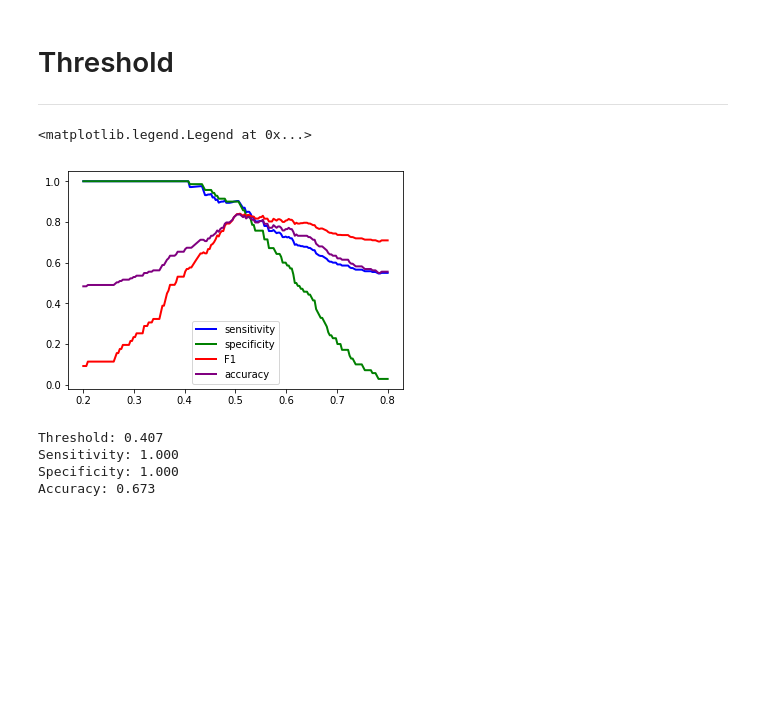
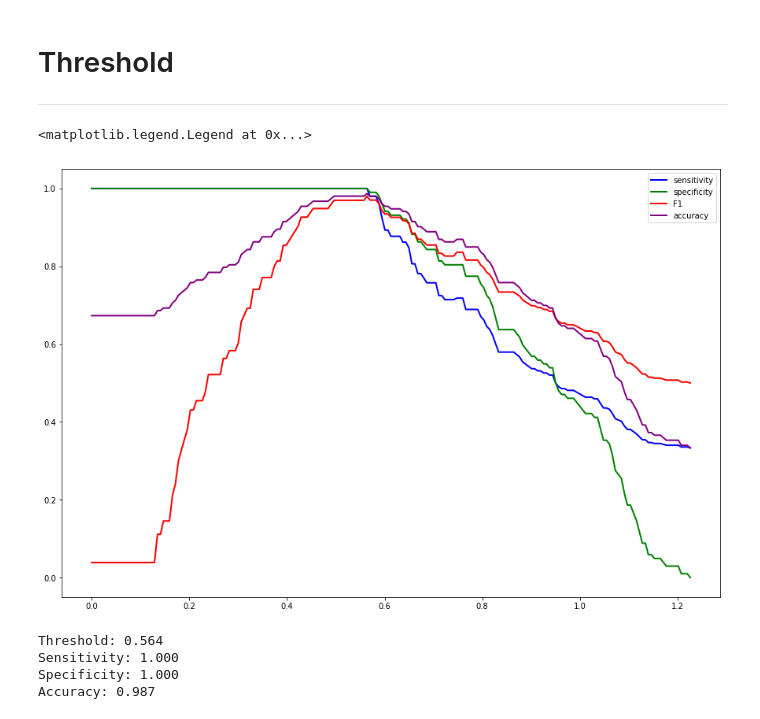
Before and after one commit to semperstew/faceid, a Jupyter notebook: faceid_pytorch.ipynb, the cells around one changed output. Saved outputs shown, nothing was run; the diff lists cells and outputs as text; code cells hidden in the pictures; blank space fills up the shorter version.

```diff
--- a/faceid_pytorch.ipynb
+++ b/faceid_pytorch.ipynb
@@ -225,6 +236,6 @@ Epoch number 49
 # %%
-nnet = SiameseNetwork().cuda()
-nnet.load_state_dict(torch.load('/home/astewart/repos/faceid/models/siamese.pt'))
+#nnet = SiameseNetwork().cuda()
+#nnet.load_state_dict(torch.load('/home/astewart/repos/faceid/models/siamese.pt'))
 # %% [markdown]
 # Testing
 # %%
@@ -262,10 +268,3 @@ for i in range(10):
 # %% [markdown]
 # Threshold
 ---
-# %%
-test_dataset = dset.ImageFolder(root=Config.test_dir)
-faceid_dataset = FaceIdDataset(imageFolderDataset=test_dataset,
-                               transform=transforms.Compose([transforms.ToTensor()]))
-
-test_dataloader = DataLoader(faceid_dataset, num_workers=6, batch_size=1, shuffle=False)
-dataiter = iter(test_dataloader)
@@ -279,14 +270,0 @@ distances = np.array([])
-# %%
-for x0, x1, label in dataiter:
-    y_true = np.append(y_true, label.item())
-    output0, output1 = nnet(Variable(x0.float()).cuda(), Variable(x1.float()).cuda())
-    l2_norm = F.pairwise_distance(output0, output1)
-    distances = np.append(distances, l2_norm.item())
-# %%
-thresholds = np.linspace(0.2,0.8,201)
-for thresh in thresholds:
-    y_pred = (distances > thresh).astype(float)
-    sensitivity.append(precision_score(y_true, y_pred, pos_label=0))
-    specificity.append(recall_score(y_true, y_pred, pos_label=1))
-    f1.append(f1_score(y_true, y_pred, pos_label=0))
-    accuracy.append(accuracy_score(y_true, y_pred))
@@ -293,10 +320,12 @@ for thresh in thresholds:
 # %%
-plt.plot(thresholds, sensitivity, marker='', color='blue', linewidth=2, label='sensitivity')
-plt.plot(thresholds, specificity, marker='', color='green', linewidth=2, label='specificity')
-plt.plot(thresholds, f1, marker='', color='red', linewidth=2, label='F1')
-plt.plot(thresholds, accuracy, marker='', color='purple', linewidth=2, label='accuracy')
+results = evaluate_model(nnet, Config)
+plt.figure(figsize=(15,10))
+plt.plot(results['thresholds'], results['sensitivity'], marker='', color='blue', linewidth=2, label='sensitivity')
+plt.plot(results['thresholds'], results['specificity'], marker='', color='green', linewidth=2, label='specificity')
+plt.plot(results['thresholds'], results['f1'], marker='', color='red', linewidth=2, label='F1')
+plt.plot(results['thresholds'], results['accuracy'], marker='', color='purple', linewidth=2, label='accuracy')
 plt.legend()
 # %% [output]
 <matplotlib.legend.Legend at 0x...>
-[figure, old version]
+[figure, new version]
 # %%
@@ -304,11 +333,11 @@ spec = np.array(specificity)
 idx = np.argwhere(spec == 1)[-1,:].item()
 # %%
-print("Threshold: {:.3f}\nSensitivity: {:.3f}\nSpecificity: {:.3f}\nAccuracy: {:.3f}".format(thresholds[idx],
-                                                                                             sensitivity[idx],
-                                                                                             specificity[idx],
-                                                                                             accuracy[idx]))
+print("Threshold: {:.3f}\nSensitivity: {:.3f}\nSpecificity: {:.3f}\nAccuracy: {:.3f}".format(results['thresholds'][idx],
+                                                                                             results['sensitivity'][idx],
+                                                                                             results['specificity'][idx],
+                                                                                             results['accuracy'][idx]))
 # %% [output]
-Threshold: 0.407
+Threshold: 0.564
 Sensitivity: 1.000
 Specificity: 1.000
-Accuracy: 0.673
+Accuracy: 0.987
```
Also changed, not shown: parts of 16 cells of this notebook.
